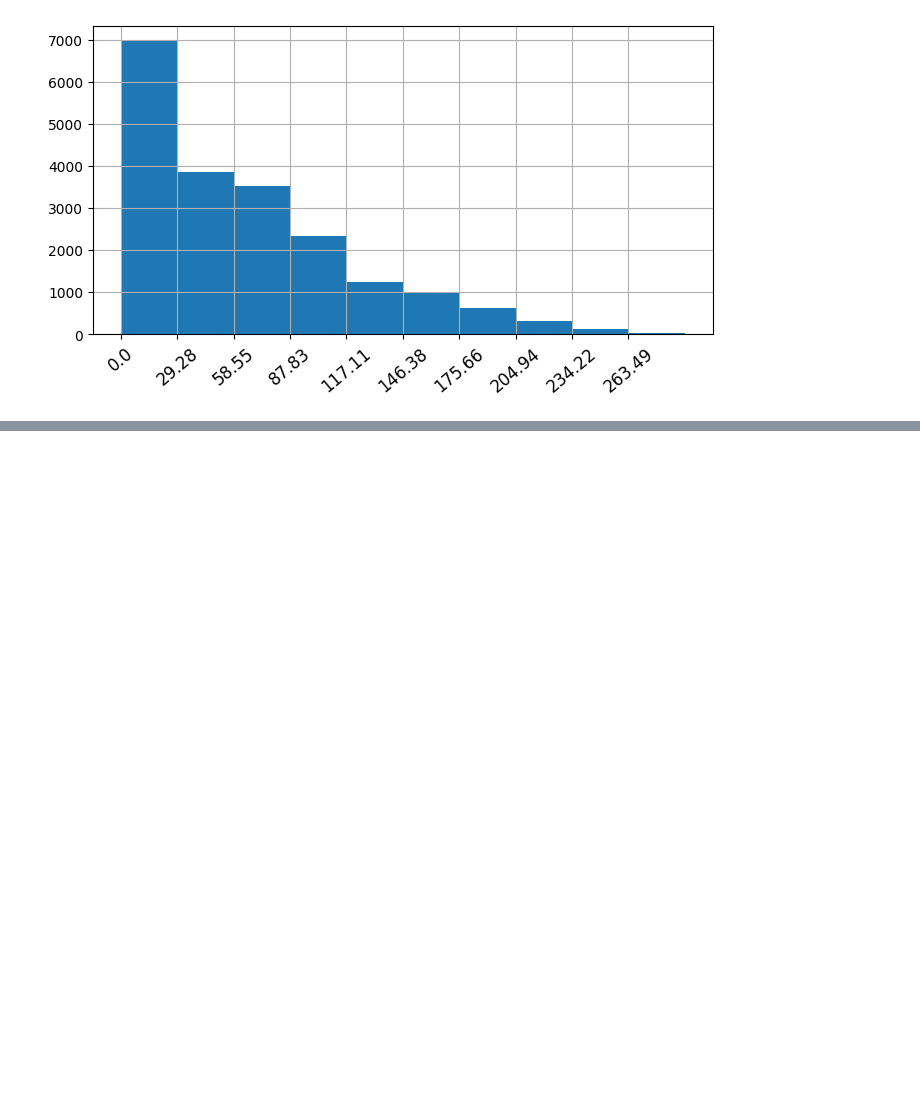
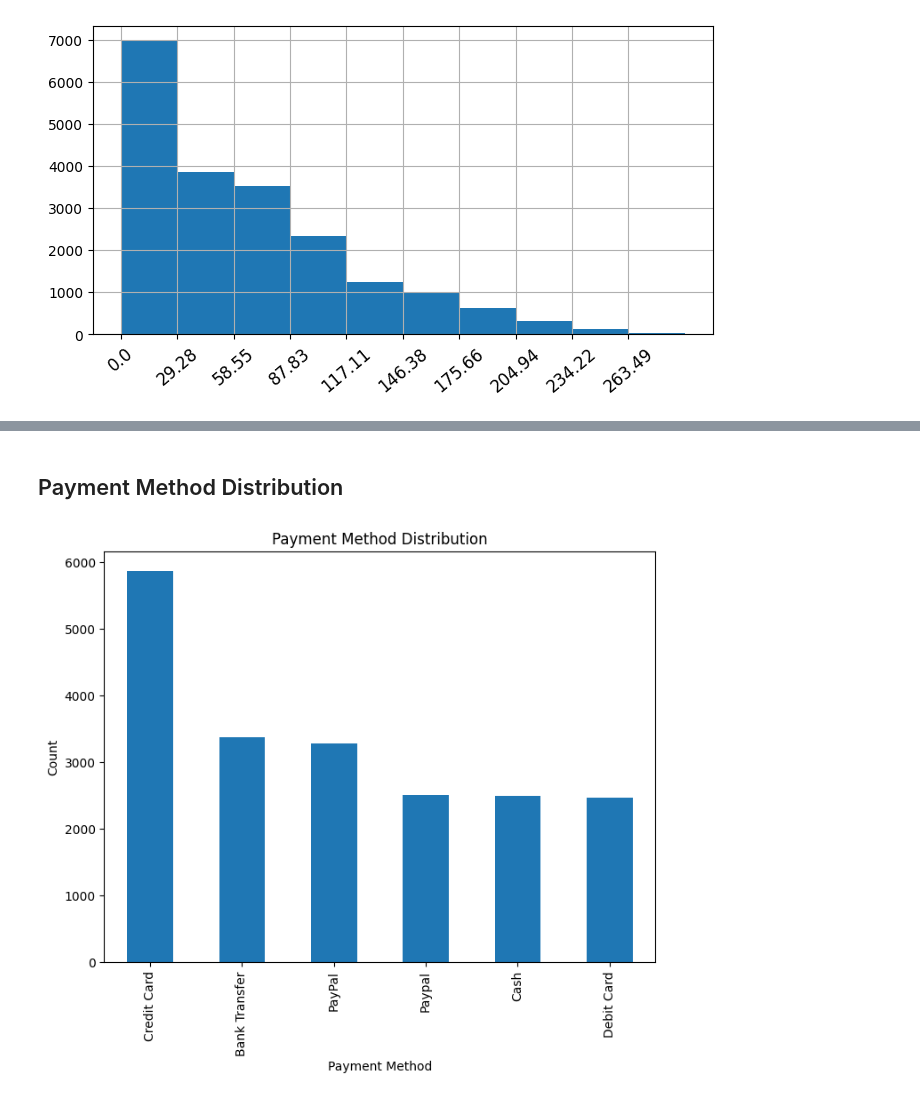
Before and after one commit to AllenWang99/data_cleaning_and_visualization, a Jupyter notebook: kaggle_project.ipynb, the cells around one changed output, grey strips where cells are left out. Cells and saved outputs as stored; diff of their text form; code cells hidden in the pictures; blank space fills up the shorter version.

```diff
--- a/kaggle_project.ipynb
+++ b/kaggle_project.ipynb
@@ -241,0 +279,12 @@ There are 147 of outliers for Add-on Total.
+# %% [markdown]
+## Payment Method Distribution
+# %%
+plt.figure(figsize=(8, 6))
+payment_counts = df['Payment Method'].value_counts()
+payment_counts.plot(kind='bar')
+plt.title('Payment Method Distribution')
+plt.xlabel('Payment Method')
+plt.ylabel('Count')
+plt.show()
+# %% [output]
+[figure, added]
```
Also changed, not shown: parts of 41 cells of this notebook, 1 other file.
